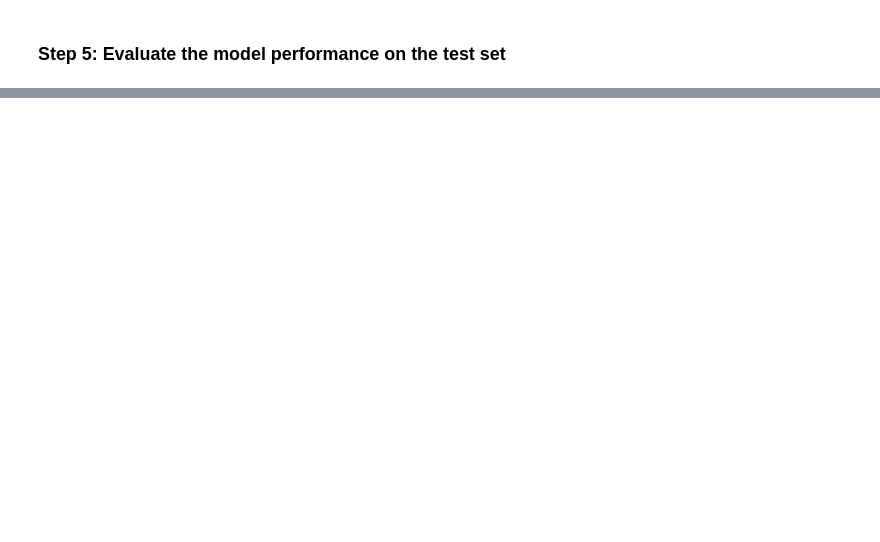
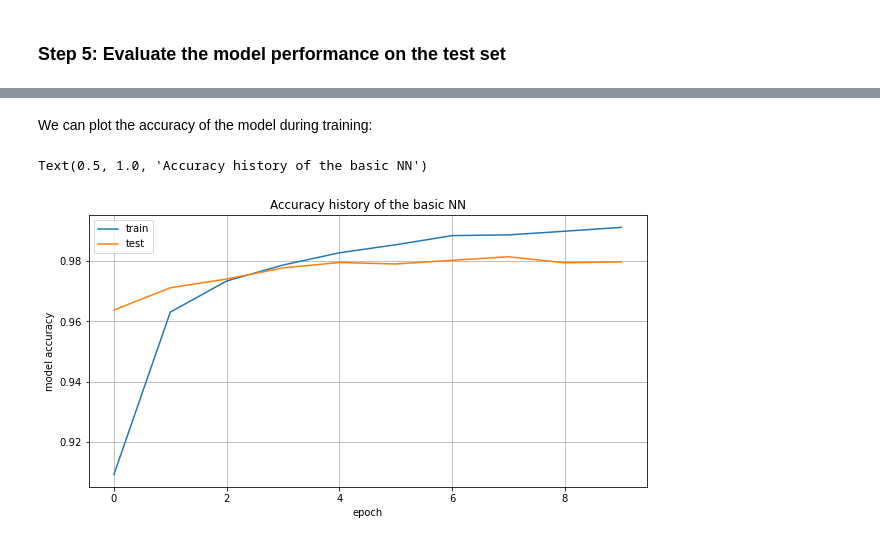
Before and after one commit to c-letouze/ML-TP4, a Jupyter notebook: TP4_NeuralNetworks.ipynb, the cells around one changed output, grey strips where cells are left out. Drawn from its saved outputs; the diff is of its cells as text; code cells hidden in the pictures; blank space fills up the shorter version.

```diff
--- a/TP4_NeuralNetworks.ipynb
+++ b/TP4_NeuralNetworks.ipynb
@@ -151,2 +171,5 @@ Epoch 10/10
+# %%
+# load history
+history_DNN = pickle.load(open('model_DNN_history.pkl', 'rb'))
 # %% [markdown]
 ### Step 5: Evaluate the model performance on the test set
@@ -185,0 +189,15 @@ Test accuracy: 0.9797999858856201
+# %% [markdown]
+We can plot the accuracy of the model during training:
+# %%
+# Plot accuracy
+plt.figure(figsize=[10, 5])
+plt.plot(history_DNN['accuracy'])
+plt.plot(history_DNN['val_accuracy'])
+plt.ylabel('model accuracy')
+plt.xlabel('epoch')
+plt.grid()
+plt.legend(['train', 'test'], loc='best')
+plt.title("Accuracy history of the basic NN")
+# %% [output]
+Text(0.5, 1.0, 'Accuracy history of the basic NN')
+[figure, added]
```
Also changed, not shown: parts of 53 cells of this notebook.
